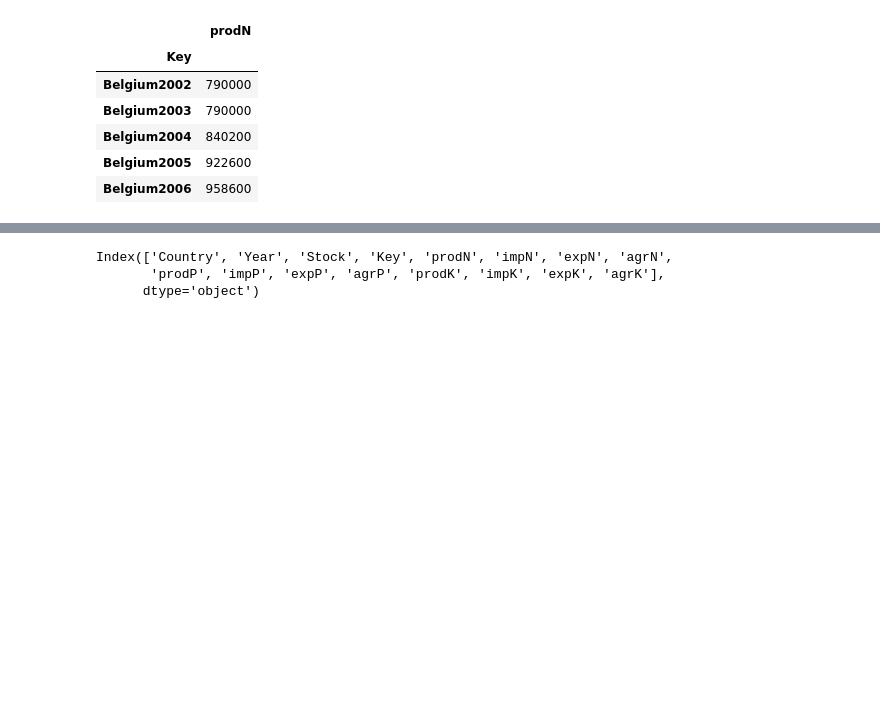
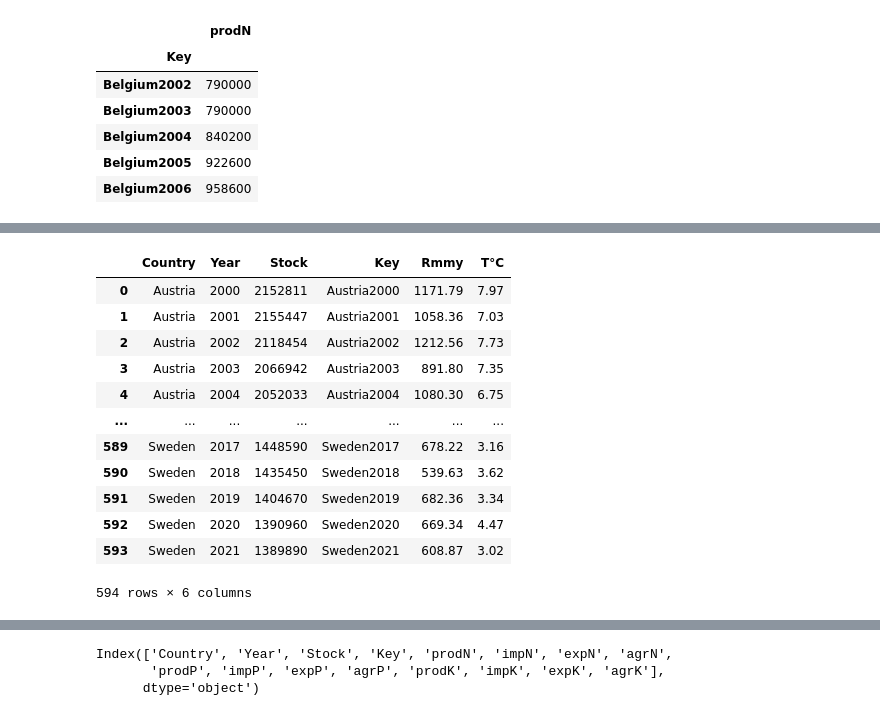
Before and after one commit to ronandownes/beef, a Jupyter notebook: 03_Clean_predictors.ipynb, the cells around one changed output, grey strips where cells are left out. Saved outputs shown, nothing was run; the diff lists cells and outputs as text; code cells hidden in the pictures; blank space fills up the shorter version.

```diff
--- a/03_Clean_predictors.ipynb
+++ b/03_Clean_predictors.ipynb
@@ -414,0 +439,17 @@ prodN_df.head()
+# %%
+main_df = pd.read_csv('clean/main_stock_cckp.csv')
+main_df
+# %% [output]
+|  | Country | Year | Stock | Key | Rmmy | T°C |
+| 0 | Austria | 2000 | 2152811 | Austria2000 | 1171.79 | 7.97 |
+| 1 | Austria | 2001 | 2155447 | Austria2001 | 1058.36 | 7.03 |
+| 2 | Austria | 2002 | 2118454 | Austria2002 | 1212.56 | 7.73 |
+| 3 | Austria | 2003 | 2066942 | Austria2003 | 891.80 | 7.35 |
+| 4 | Austria | 2004 | 2052033 | Austria2004 | 1080.30 | 6.75 |
+| ... | ... | ... | ... | ... | ... | ... |
+| 589 | Sweden | 2017 | 1448590 | Sweden2017 | 678.22 | 3.16 |
+| 590 | Sweden | 2018 | 1435450 | Sweden2018 | 539.63 | 3.62 |
+| 591 | Sweden | 2019 | 1404670 | Sweden2019 | 682.36 | 3.34 |
+| 592 | Sweden | 2020 | 1390960 | Sweden2020 | 669.34 | 4.47 |
+| 593 | Sweden | 2021 | 1389890 | Sweden2021 | 608.87 | 3.02 |
+594 rows × 6 columns
```
Also changed, not shown: parts of 36 cells of this notebook, 3 other files.
